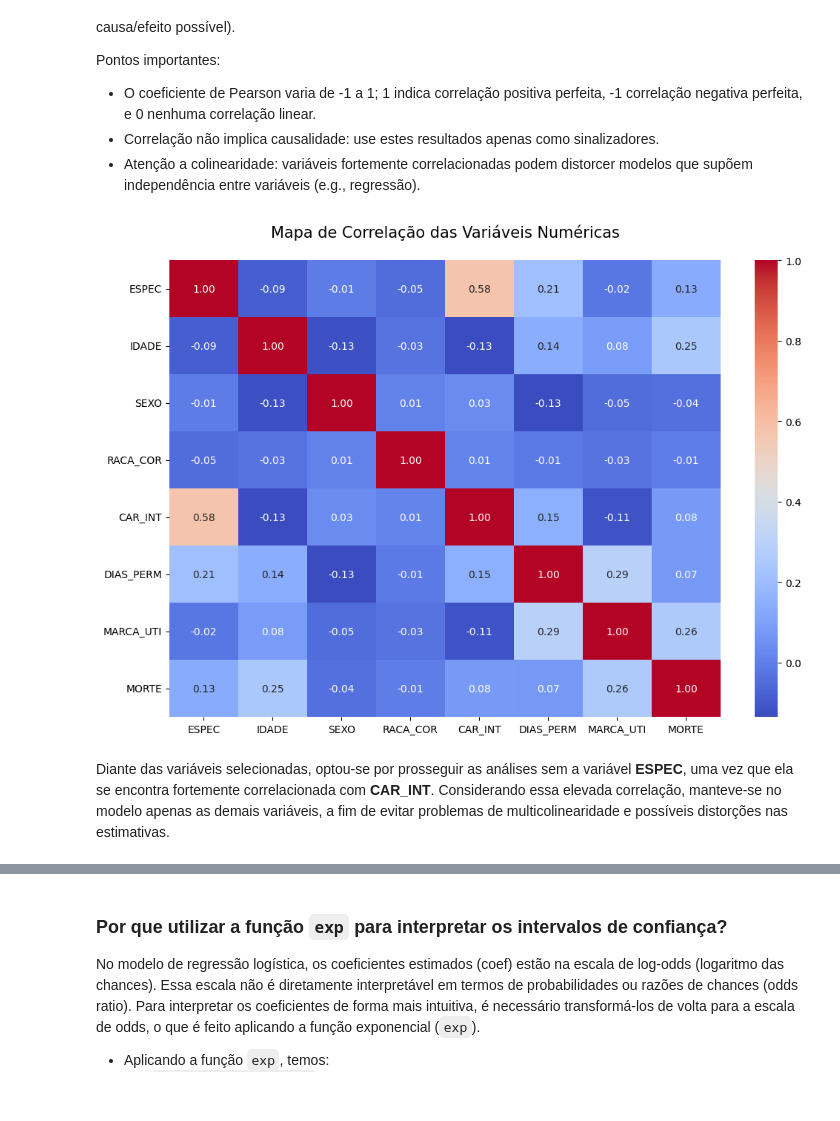
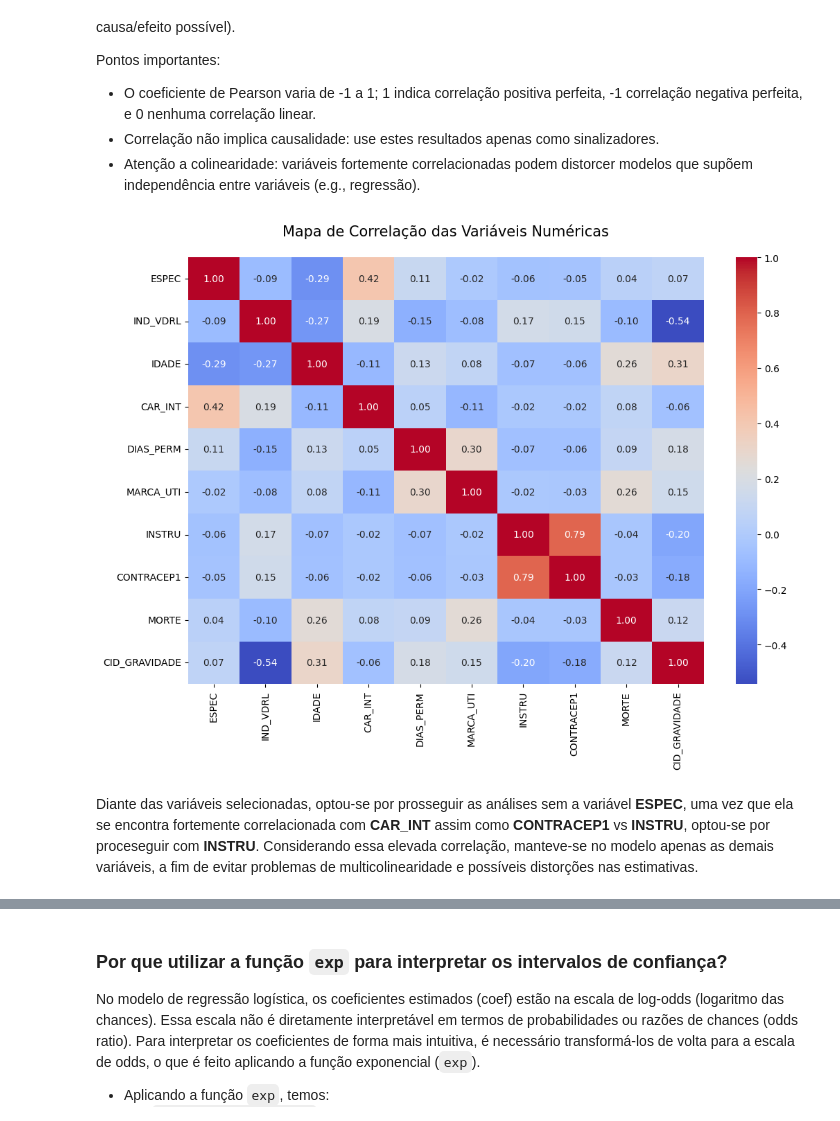
Before and after one commit to Fabiano01EST/generalized-linear-models-python, a Jupyter notebook: GLM.ipynb, the cells around one changed output, grey strips where cells are left out. Cells and saved outputs as stored; diff of their text form; code cells hidden in the pictures.

```diff
--- a/GLM.ipynb
+++ b/GLM.ipynb
@@ -183,42 +334,37 @@ from scipy.stats import pearsonr
 # # função para transformar p-value em estrelas de significância
 # def sig_stars(p):
 #     if pd.isna(p):
 #         return ''
 #     if p < 0.001:
 #         return '***'
 #     if p < 0.01:
 #         return '**'
 #     if p < 0.05:
 #         return '*'
 #     return ''
 
 # # anotar estrelas de significância sobre o heatmap
 # ax = plt.gca()
 # n = len(cols)
 # for i in range(n):
 #     for j in range(n):
 #         star = sig_stars(pvals.iloc[i, j])
 #         if star:
 #             # posicionar a estrela levemente acima do número da correlação
 #             ax.text(j + 0.5, i + 0.28, star, ha='center', va='center', color='black', fontsize=14)
 
 # plt.show()
 
-
-
-# Iremos dropar (retirar) a coluna ID, pois ela não é relevante para a análise de correlação
-df_pb_filtrado.corr("spearman")
-
 # # Heatmap# p
 plt.figure(figsize=(12,8))
-sns.heatmap(corr, annot=True, cmap='coolwarm', fmt='.2f')
+sns.heatmap(df_pb_filtrado.corr(numeric_only=False), annot=True, cmap='coolwarm', fmt='.2f')
 plt.title('matrix de correlações entre variáveis numéricas')
 plt.title("Mapa de Correlação das Variáveis Numéricas\n", fontsize = 15)
 plt.show()
 # %% [output]
-[figure, old version]
+[figure, new version]
 # %% [markdown]
-Diante das variáveis selecionadas, optou-se por prosseguir as análises sem a variável **ESPEC**, uma vez que ela se encontra fortemente correlacionada com **CAR_INT**. Considerando essa elevada correlação, manteve-se no modelo apenas as demais variáveis, a fim de evitar problemas de multicolinearidade e possíveis distorções nas estimativas.
+Diante das variáveis selecionadas, optou-se por prosseguir as análises sem a variável **ESPEC**, uma vez que ela se encontra fortemente correlacionada com **CAR_INT** assim como **CONTRACEP1** vs **INSTRU**, optou-se por proceseguir com **INSTRU**. Considerando essa elevada correlação, manteve-se no modelo apenas as demais variáveis, a fim de evitar problemas de multicolinearidade e possíveis distorções nas estimativas.
 # %%
 # from statsmodels.stats.outliers_influence import variance_inflation_factor
 # import pandas as pd
```
Also changed, not shown: parts of 17 cells of this notebook, 1 other file.
